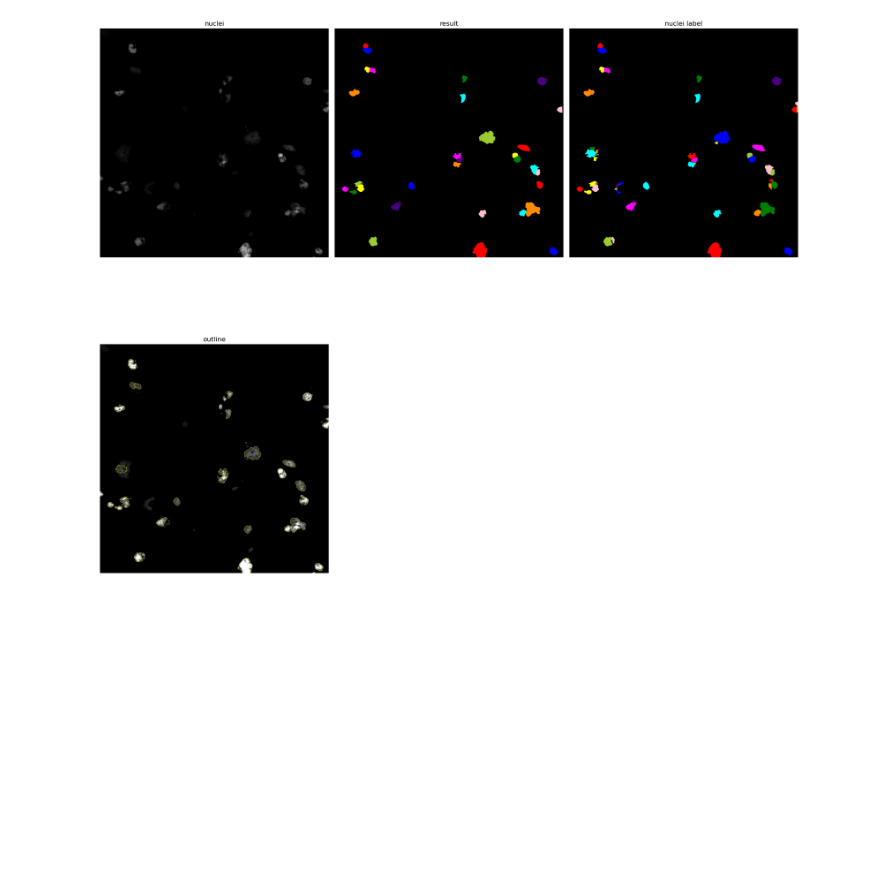
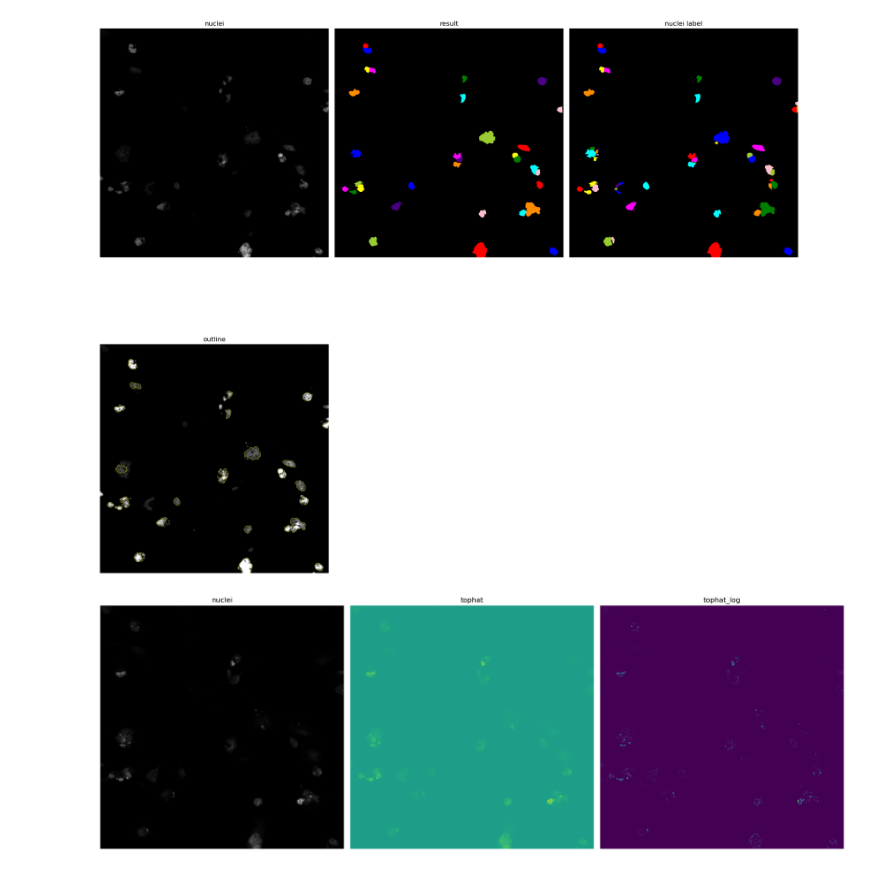
Before and after one commit to hannahbolen1/whole_slide, a Jupyter notebook: ops2019_segment.ipynb, the cells around one changed output. Cells and saved outputs as stored; diff of their text form; code cells hidden in the pictures; blank space fills up the shorter version.

```diff
--- a/ops2019_segment.ipynb
+++ b/ops2019_segment.ipynb
@@ -20,15 +20,15 @@ img_name = "o8p_day7_s12.ome.tif"
 img_path = os.path.join(root, img_name)
 img = da.from_array(tifffile.imread(img_path))
 # assign channels
-nuclei = img[0]
-cy5 = img[1]
+nucleiChannel = img[0]
+cy5Channel = img[1]
 # constants -- display
 ds = 10
-H, W = nuclei.shape
+H, W = nucleiChannel.shape
 y0 = H//2 - 5120 # underlying "tile" size of 512, make tile excerpt multiple of 512
 x0 = W//2 - 5120
 # make tile from center of image
-nucleiTile = nuclei[y0:y0+5120, x0:x0+5120]
+nucleiTile = nucleiChannel[y0:y0+5120, x0:x0+5120]
 cy5Tile = cy5[y0:y0+5120, x0:x0+5120]
 # make even smaller tile
 nucleiZoom = nucleiTile[1000:3000, 2000:4000]
@@ -79,0 +146,11 @@ compare_segmentation(nucleiZoom,**images)
+# %%
+tophat = ski.morphology.white_tophat(
+        cy5Zoom, footprint=ski.morphology.disk(5)
+    )
+
+ # Apply Laplacian of Gaussian to the filtered image
+tophat_log = log_ndi(tophat, sigma=5)
+# %%
+compare_segmentation(cy5Zoom, **{"tophat":tophat, "tophat_log":tophat_log})
+# %% [output]
+[figure, added]
```
Also changed, not shown: parts of 9 cells of this notebook, 2 other files.
